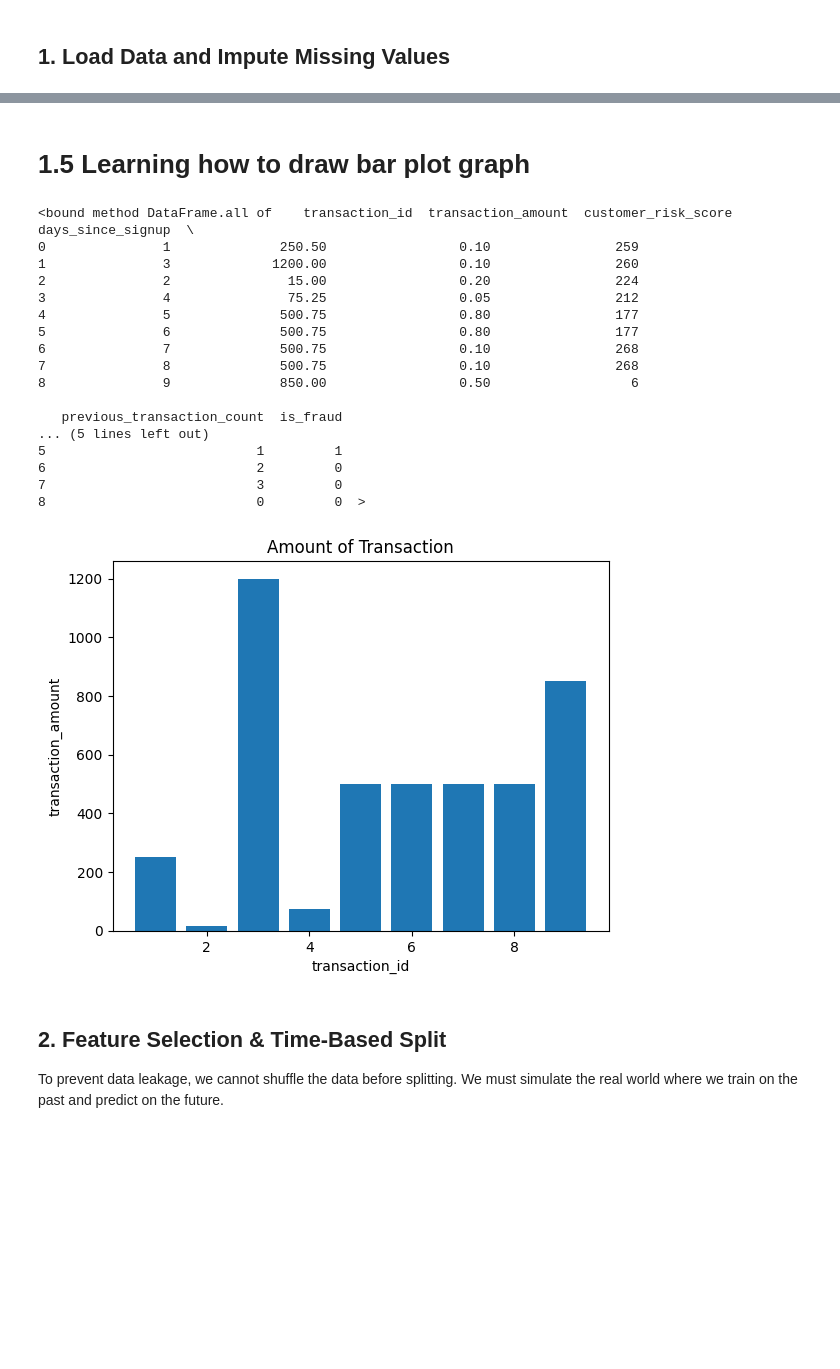
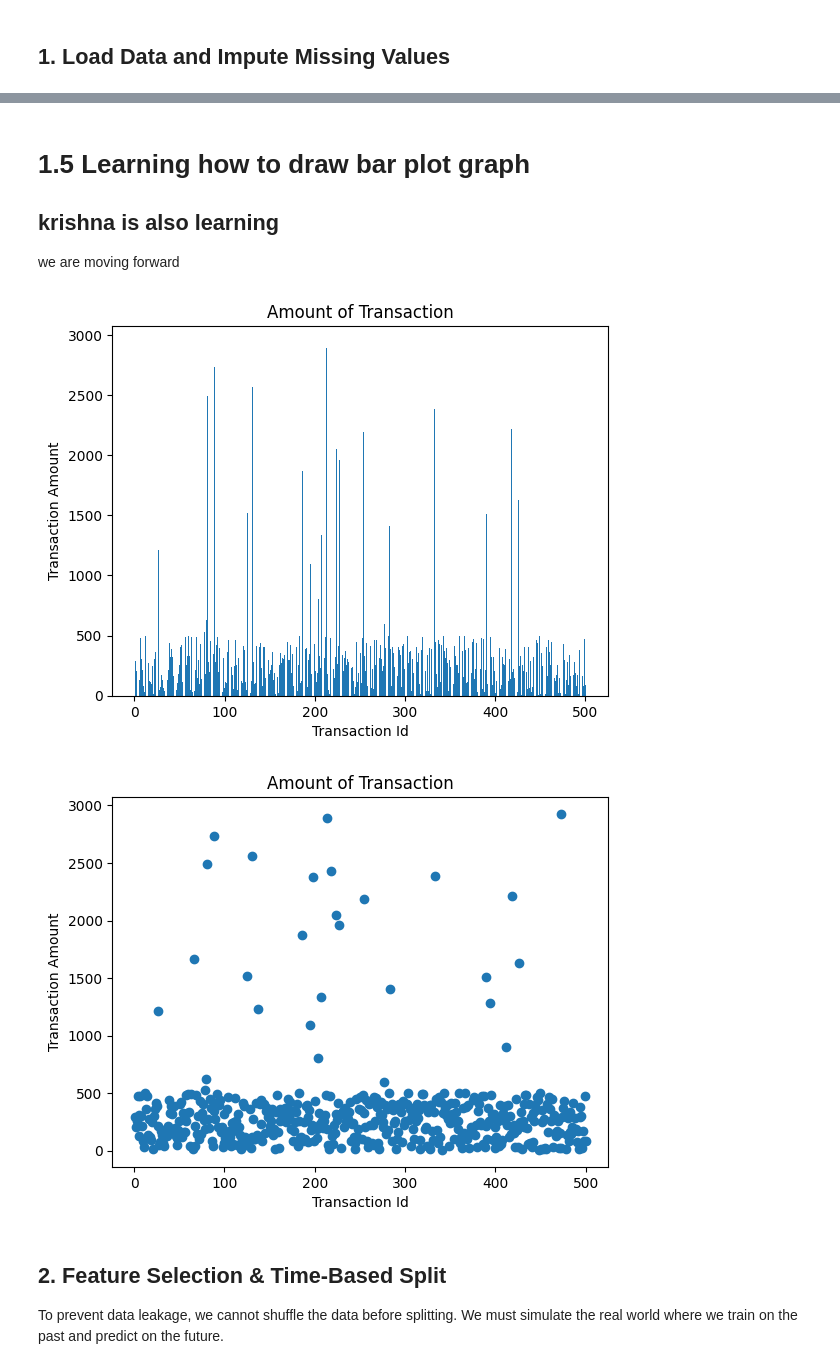
Before and after one commit to vibhore-pcplusa/Upscale_on_ML, a Jupyter notebook: stage5_modelling.ipynb, the cells around one changed output, grey strips where cells are left out. Cells and saved outputs as stored; diff of their text form; code cells hidden in the pictures; blank space fills up the shorter version.

Commit message:
moving to github

```diff
--- a/stage5_modelling.ipynb
+++ b/stage5_modelling.ipynb
@@ -71,34 +82,26 @@ dtype: int64
 # %% [markdown]
 # 1.5 Learning how to draw bar plot graph
+## krishna is also learning
+we are moving forward
 # %%
-display(df.all)
+#display(df.all)
 import matplotlib.pyplot as plt
 plt.bar(df['transaction_id'], df['transaction_amount'])
 
-plt.xlabel('transaction_id')
-plt.ylabel('transaction_amount')
+plt.xlabel('Transaction Id')
+plt.ylabel('Transaction Amount')
 plt.title('Amount of Transaction')
 
 plt.show()
+plt.scatter(df['transaction_id'], df['transaction_amount'])
+
+plt.xlabel('Transaction Id')
+plt.ylabel('Transaction Amount')
+plt.title('Amount of Transaction')
+plt.show()
 # %% [output]
-<bound method DataFrame.all of    transaction_id  transaction_amount  customer_risk_score  days_since_signup  \
-0               1              250.50                 0.10                259
-1               3             1200.00                 0.10                260
-2               2               15.00                 0.20                224
-3               4               75.25                 0.05                212
-4               5              500.75                 0.80                177
-5               6              500.75                 0.80                177
-6               7              500.75                 0.10                268
-7               8              500.75                 0.10                268
-8               9              850.00                 0.50                  6
-
-   previous_transaction_count  is_fraud
-... (5 lines left out)
-5                           1         1
-6                           2         0
-7                           3         0
-8                           0         0  >
-[figure, old version]
+[figure, new version]
+[figure, added]
 # %% [markdown]
 ## 2. Feature Selection & Time-Based Split
 To prevent data leakage, we cannot shuffle the data before splitting. We must simulate the real world where we train on the past and predict on the future.
```
Also changed, not shown: parts of 4 cells of this notebook, 8 other files.
